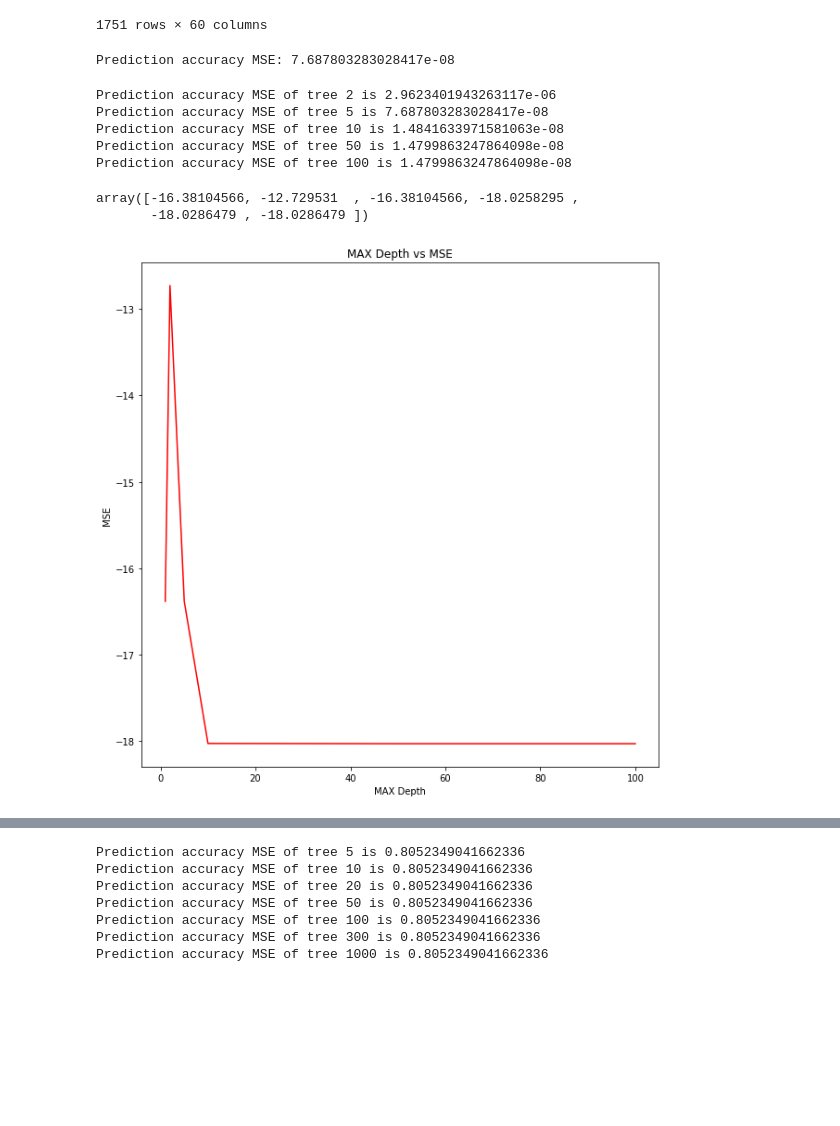
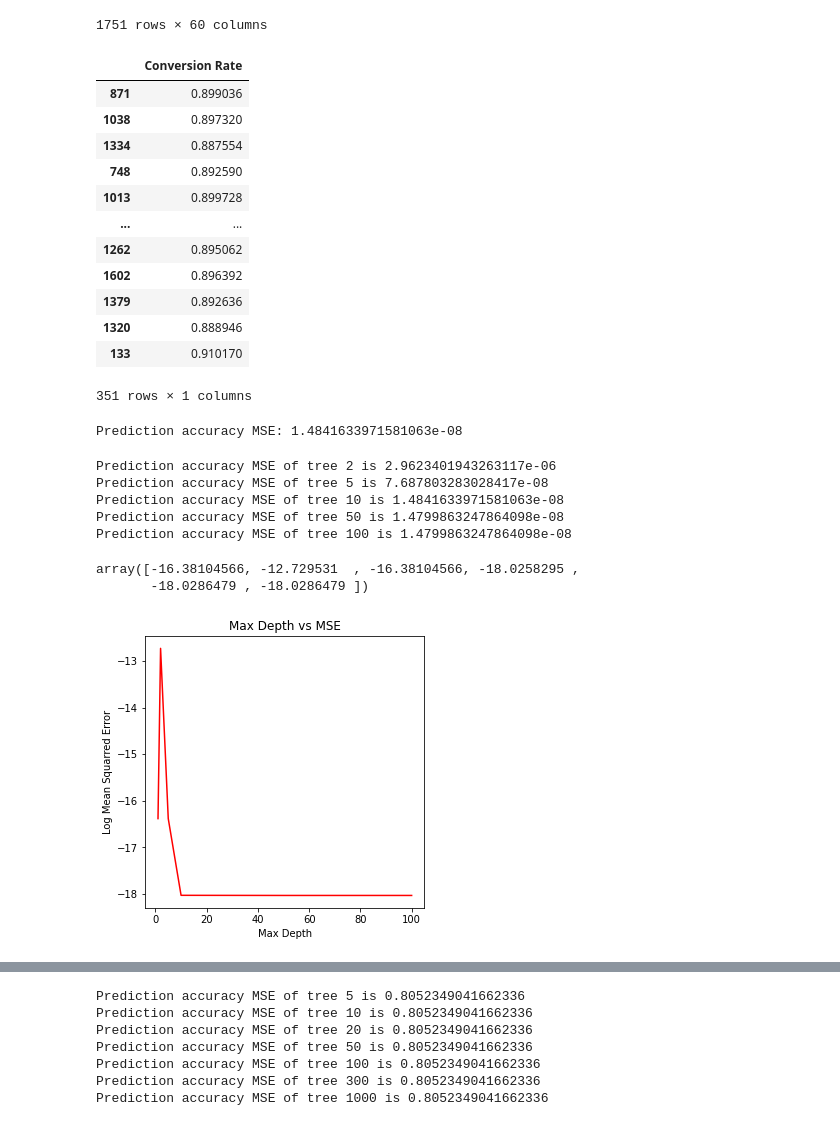
Before and after one commit to XiuyuTang/PACCAR_SCR_ML_Project, a Jupyter notebook: Exploratory_Notebook_Decision_Tree_NoxRatio_1.ipynb, the cells around one changed output, grey strips where cells are left out. Cells and saved outputs as stored; diff of their text form; code cells hidden in the pictures; blank space fills up the shorter version.

Commit message:
Edited Figure Descriptions for presentation

```diff
--- a/Exploratory_Notebook_Decision_Tree_NoxRatio_1.ipynb
+++ b/Exploratory_Notebook_Decision_Tree_NoxRatio_1.ipynb
@@ -81,11 +81,27 @@ df_train = df[['NO (350,3000) 191C span (MG 2030)',
 df_test = df[['Conversion Rate']]
 
 X_train, X_test, y_train, y_test = train_test_split(df_train, df_test, test_size=0.20, random_state=0)
+# %%
+y_test
+# %% [output]
+|  | Conversion Rate |
+| 871 | 0.899036 |
+| 1038 | 0.897320 |
+| 1334 | 0.887554 |
+| 748 | 0.892590 |
+| 1013 | 0.899728 |
+| ... | ... |
+| 1262 | 0.895062 |
+| 1602 | 0.896392 |
+| 1379 | 0.892636 |
+| 1320 | 0.888946 |
+| 133 | 0.910170 |
+351 rows × 1 columns
 # %%
 
 
 #1.3 Predict and print MSE
-regr = DecisionTreeRegressor(random_state = 0, max_depth = 5)
+regr = DecisionTreeRegressor(random_state = 0, max_depth =10)
 regr.fit(X_train, y_train)
 
 y_pred = regr.predict(X_test)
@@ -93,7 +109,7 @@ y_pred = regr.predict(X_test)
 MSE1 = mean_squared_error(y_test, y_pred)
 print("Prediction accuracy MSE:", mean_squared_error(y_test, y_pred))
 # %% [output]
-Prediction accuracy MSE: 7.687803283028417e-08
+Prediction accuracy MSE: 1.4841633971581063e-08
 # %%
 MSE = []
 MSE.append(MSE1)
@@ -121,16 +137,16 @@ array([-16.38104566, -12.729531  , -16.38104566, -18.0258295 ,
 # %%
 
 
 #1.5 Plot the natural logarithm of the MSE list as a function of max depth.
 
 Max_De = [1, 2, 5, 10, 50, 100]
-plt.figure(figsize = (10, 10))
+plt.figure(figsize = (5, 5))
 plt.plot(Max_De, MSE, '-', color = 'red')
-plt.xlabel('MAX Depth')
-plt.ylabel('MSE')
-plt.title('MAX Depth vs MSE')
+plt.xlabel('Max Depth')
+plt.ylabel('Log Mean Squarred Error')
+plt.title('Max Depth vs MSE')
 plt.show()
 # %% [output]
-[figure, old version]
+[figure, new version]
 # %%
 plt.figure(figsize=(5,5))
```
Also changed, not shown: parts of 3 cells of this notebook, 2 other files.
